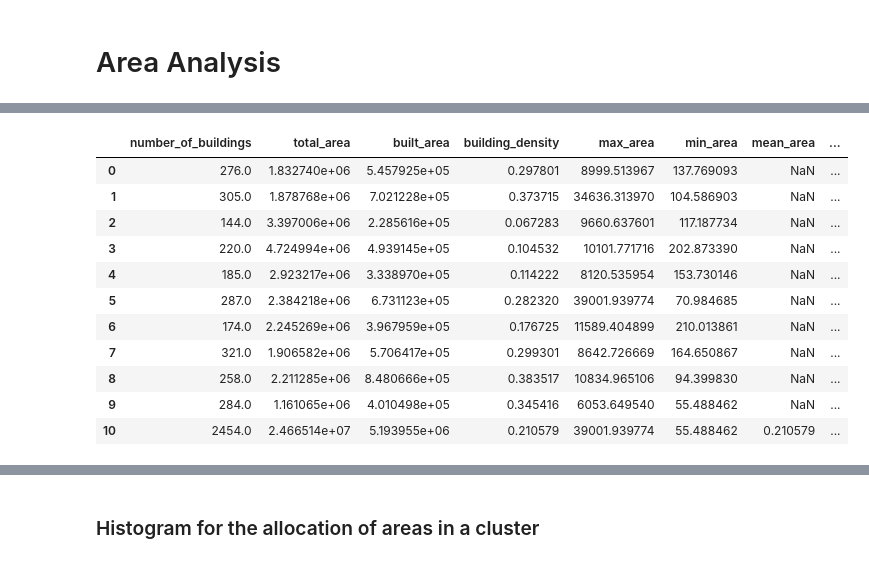
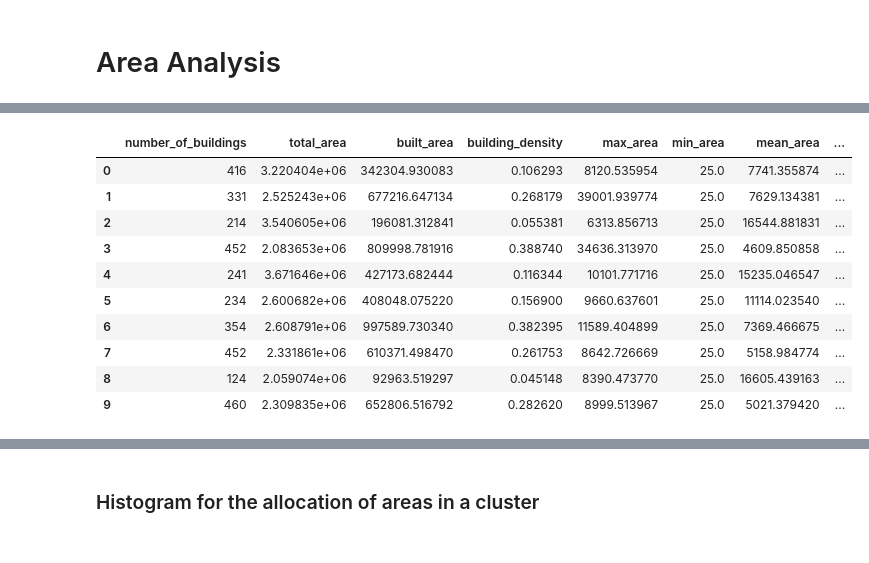
Before and after one commit to QitianHu46/Archeology-Clustering, a Jupyter notebook: Apply_KMeans.ipynb, the cells around one changed output, grey strips where cells are left out. Drawn from its saved outputs; the diff is of its cells as text; code cells hidden in the pictures.

```diff
--- a/Apply_KMeans.ipynb
+++ b/Apply_KMeans.ipynb
@@ -171,20 +65,14 @@ Illustration:  <br/>
-# %%
-Results.append({
-    'number_of_buildings': len(rsd_ctr), 'total_area': sum(Results.total_area),
-    'built_area': sum(dfArea.area), 'max_area': max(dfArea.area), 'min_area': min(dfArea.area),
-    'mean_area': sum(dfArea.area)/sum(Results.total_area), 'Gini_coefficient': gini(np.asarray(dfArea.area)),
-    'building_density': sum(dfArea.area)/sum(Results.total_area)
-}, ignore_index=True)
-# %% [output]
-|  | number_of_buildings | total_area | built_area | building_density | max_area | min_area | mean_area | ... |
-| 0 | 276.0 | 1.832740e+06 | 5.457925e+05 | 0.297801 | 8999.513967 | 137.769093 | NaN | ... |
-| 1 | 305.0 | 1.878768e+06 | 7.021228e+05 | 0.373715 | 34636.313970 | 104.586903 | NaN | ... |
-| 2 | 144.0 | 3.397006e+06 | 2.285616e+05 | 0.067283 | 9660.637601 | 117.187734 | NaN | ... |
-| 3 | 220.0 | 4.724994e+06 | 4.939145e+05 | 0.104532 | 10101.771716 | 202.873390 | NaN | ... |
-| 4 | 185.0 | 2.923217e+06 | 3.338970e+05 | 0.114222 | 8120.535954 | 153.730146 | NaN | ... |
-| 5 | 287.0 | 2.384218e+06 | 6.731123e+05 | 0.282320 | 39001.939774 | 70.984685 | NaN | ... |
-| 6 | 174.0 | 2.245269e+06 | 3.967959e+05 | 0.176725 | 11589.404899 | 210.013861 | NaN | ... |
-| 7 | 321.0 | 1.906582e+06 | 5.706417e+05 | 0.299301 | 8642.726669 | 164.650867 | NaN | ... |
-| 8 | 258.0 | 2.211285e+06 | 8.480666e+05 | 0.383517 | 10834.965106 | 94.399830 | NaN | ... |
-| 9 | 284.0 | 1.161065e+06 | 4.010498e+05 | 0.345416 | 6053.649540 | 55.488462 | NaN | ... |
-| 10 | 2454.0 | 2.466514e+07 | 5.193955e+06 | 0.210579 | 39001.939774 | 55.488462 | 0.210579 | ... |
+# %%
+aa_KMeans.Results
+# %% [output]
+|  | number_of_buildings | total_area | built_area | building_density | max_area | min_area | mean_area | ... |
+| 0 | 416 | 3.220404e+06 | 342304.930083 | 0.106293 | 8120.535954 | 25.0 | 7741.355874 | ... |
+| 1 | 331 | 2.525243e+06 | 677216.647134 | 0.268179 | 39001.939774 | 25.0 | 7629.134381 | ... |
+| 2 | 214 | 3.540605e+06 | 196081.312841 | 0.055381 | 6313.856713 | 25.0 | 16544.881831 | ... |
+| 3 | 452 | 2.083653e+06 | 809998.781916 | 0.388740 | 34636.313970 | 25.0 | 4609.850858 | ... |
+| 4 | 241 | 3.671646e+06 | 427173.682444 | 0.116344 | 10101.771716 | 25.0 | 15235.046547 | ... |
+| 5 | 234 | 2.600682e+06 | 408048.075220 | 0.156900 | 9660.637601 | 25.0 | 11114.023540 | ... |
+| 6 | 354 | 2.608791e+06 | 997589.730340 | 0.382395 | 11589.404899 | 25.0 | 7369.466675 | ... |
+| 7 | 452 | 2.331861e+06 | 610371.498470 | 0.261753 | 8642.726669 | 25.0 | 5158.984774 | ... |
+| 8 | 124 | 2.059074e+06 | 92963.519297 | 0.045148 | 8390.473770 | 25.0 | 16605.439163 | ... |
+| 9 | 460 | 2.309835e+06 | 652806.516792 | 0.282620 | 8999.513967 | 25.0 | 5021.379420 | ... |
```
Also changed, not shown: parts of 26 cells of this notebook, 6 other files.
